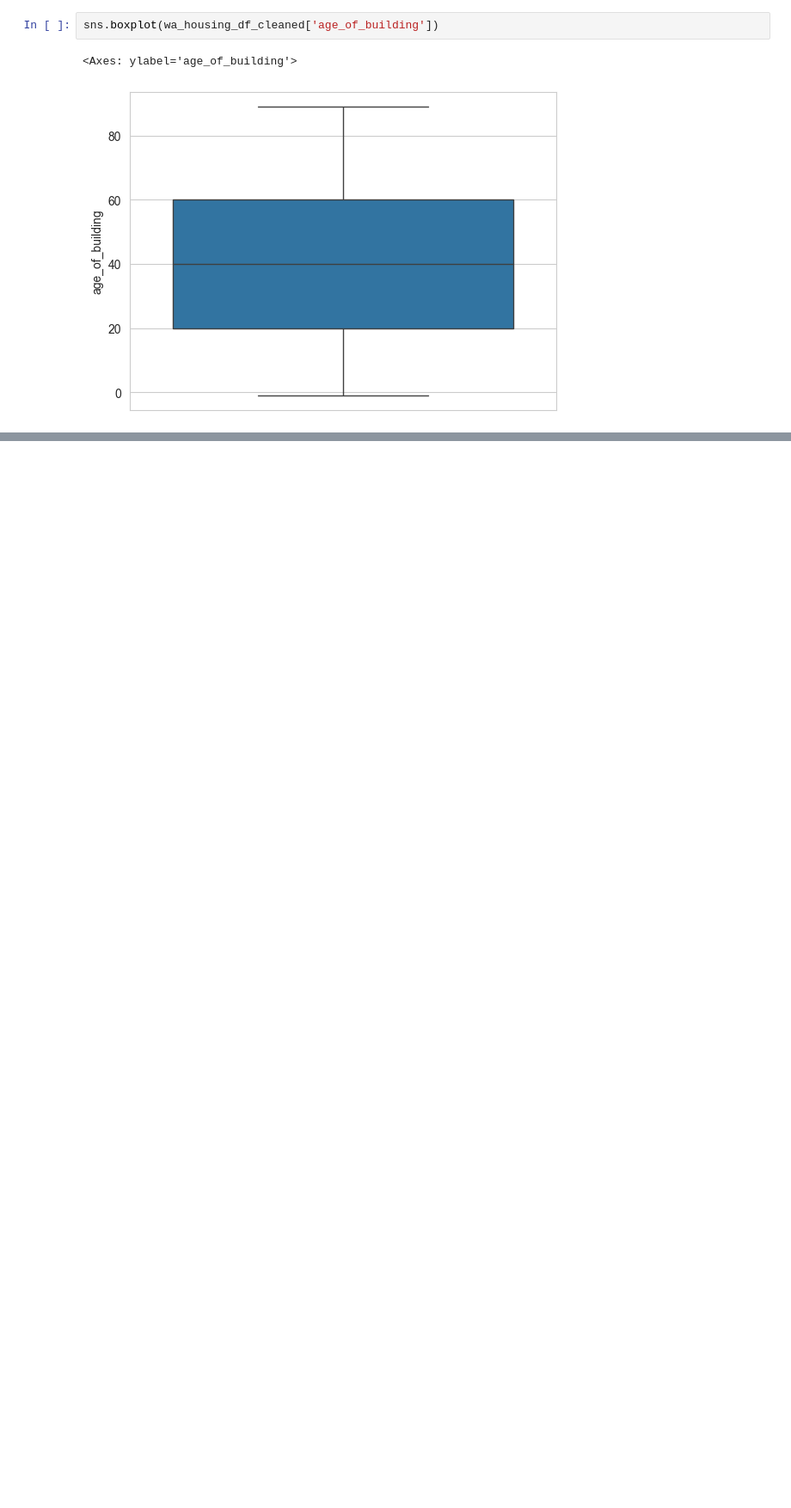
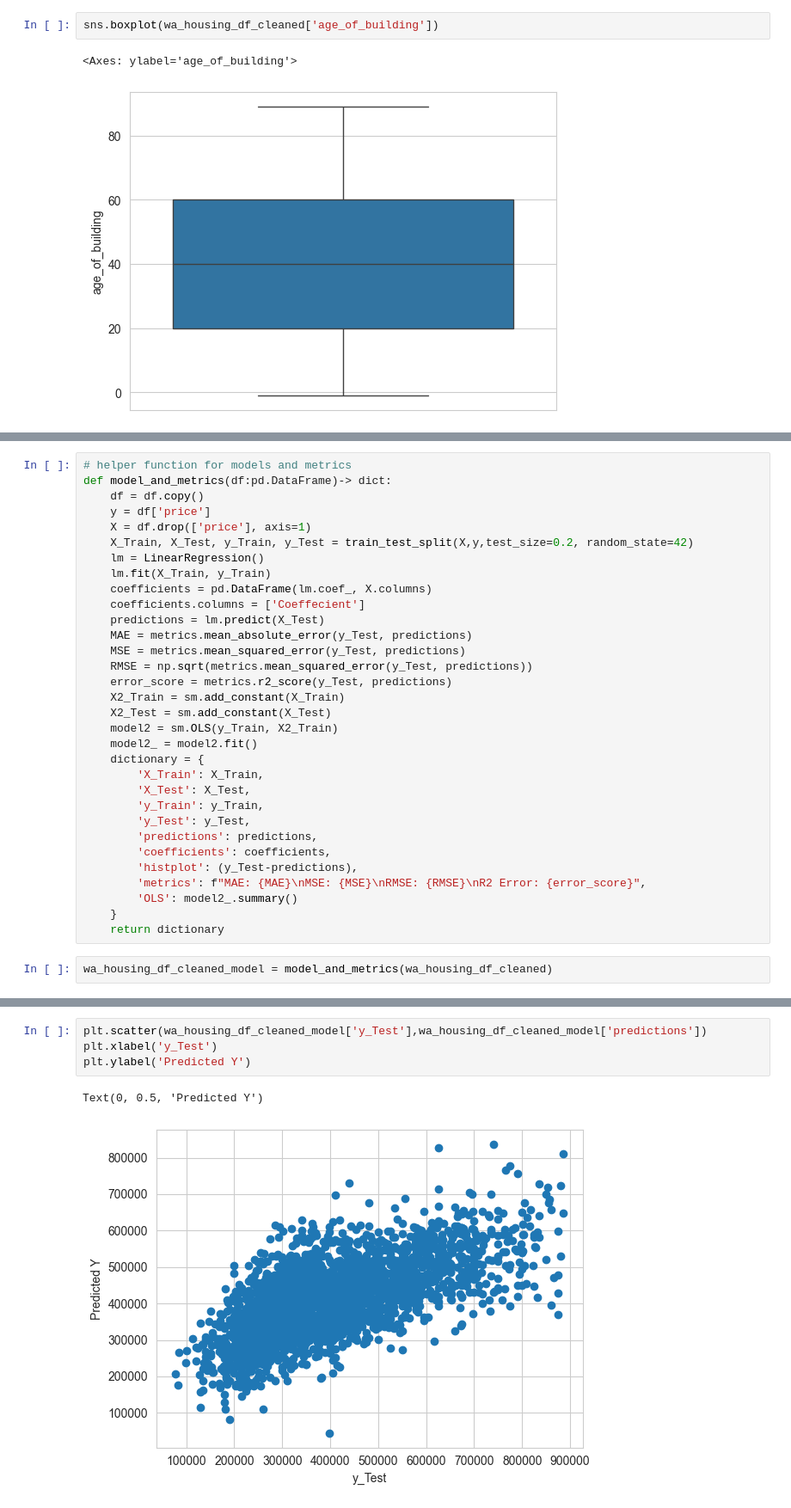
Before and after one commit to Takosaga/spring_24, a Jupyter notebook: data_mining/lab3/lab3.ipynb, the cells around one changed output, grey strips where cells are left out. Shown at 86% size. Cells and saved outputs as stored; diff of their text form; blank space fills up the shorter version.

```diff
--- a/data_mining/lab3/lab3.ipynb
+++ b/data_mining/lab3/lab3.ipynb
@@ -674,0 +700,34 @@ plt.show()
+# %%
+# helper function for models and metrics
+def model_and_metrics(df:pd.DataFrame)-> dict:
+    df = df.copy()
+    y = df['price']
+    X = df.drop(['price'], axis=1)
+    X_Train, X_Test, y_Train, y_Test = train_test_split(X,y,test_size=0.2, random_state=42)
+    lm = LinearRegression()
+    lm.fit(X_Train, y_Train)
+    coefficients = pd.DataFrame(lm.coef_, X.columns)
+    coefficients.columns = ['Coeffecient']
+    predictions = lm.predict(X_Test)
+    MAE = metrics.mean_absolute_error(y_Test, predictions)
+    MSE = metrics.mean_squared_error(y_Test, predictions)
+    RMSE = np.sqrt(metrics.mean_squared_error(y_Test, predictions))
+    error_score = metrics.r2_score(y_Test, predictions)
+    X2_Train = sm.add_constant(X_Train)
+    X2_Test = sm.add_constant(X_Test)
+    model2 = sm.OLS(y_Train, X2_Train)
+    model2_ = model2.fit()
+    dictionary = {
+        'X_Train': X_Train,
+        'X_Test': X_Test,
+        'y_Train': y_Train,
+        'y_Test': y_Test,
+        'predictions': predictions,
+        'coefficients': coefficients,
+        'histplot': (y_Test-predictions),
+        'metrics': f"MAE: {MAE}\nMSE: {MSE}\nRMSE: {RMSE}\nR2 Error: {error_score}",
+        'OLS': model2_.summary()
+    }
+    return dictionary
+# %%
+wa_housing_df_cleaned_model = model_and_metrics(wa_housing_df_cleaned)
@@ -674,0 +741,7 @@ plt.show()
+# %%
+plt.scatter(wa_housing_df_cleaned_model['y_Test'],wa_housing_df_cleaned_model['predictions'])
+plt.xlabel('y_Test')
+plt.ylabel('Predicted Y')
+# %% [output]
+Text(0, 0.5, 'Predicted Y')
+[figure, added]
```
Also changed, not shown: parts of 42 cells of this notebook.
